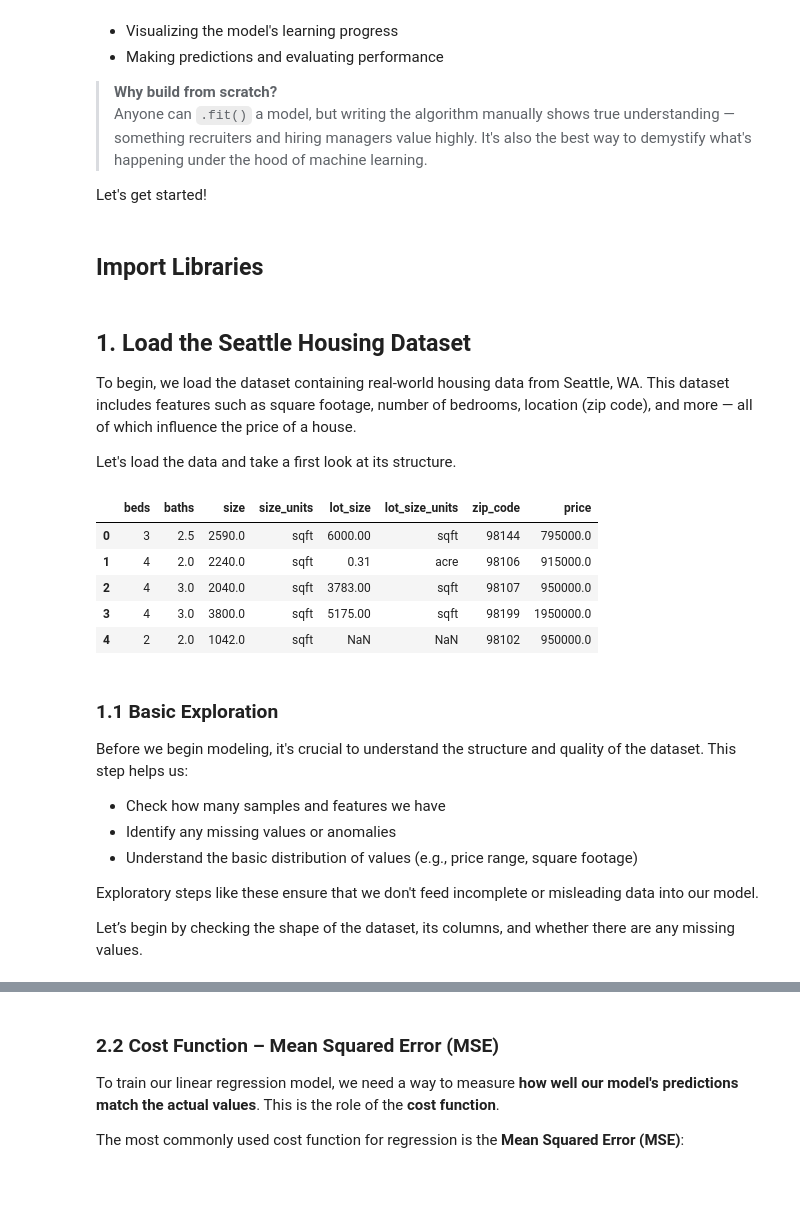
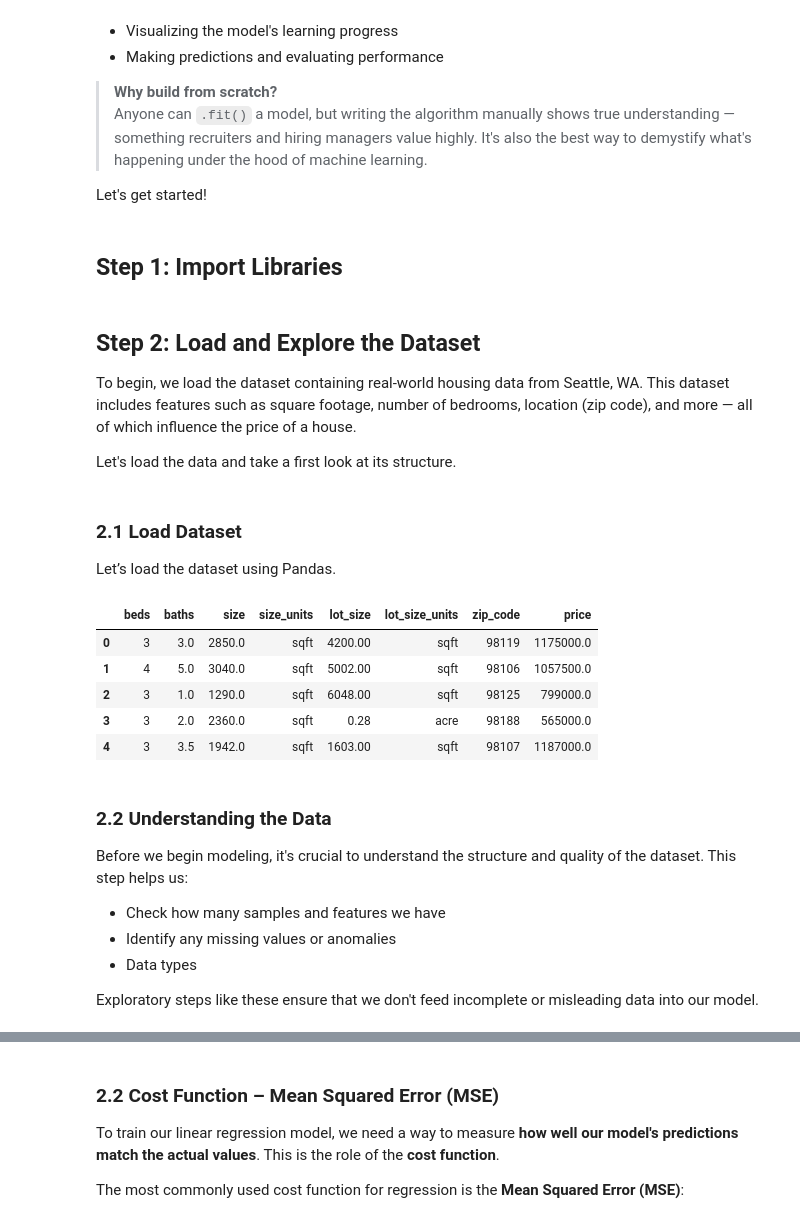
Before and after one commit to erickhangati/machine-learning-projects, a Jupyter notebook: linear-regression/house-price-prediction.ipynb, the cells around one changed output, grey strips where cells are left out. Saved outputs shown, nothing was run; the diff lists cells and outputs as text; code cells hidden in the pictures; blank space fills up the shorter version.

```diff
--- a/linear-regression/house-price-prediction.ipynb
+++ b/linear-regression/house-price-prediction.ipynb
@@ -17,5 +17,5 @@ This project will walk through:
 
 Let's get started!
 # %% [markdown]
-## Import Libraries
+## Step 1: Import Libraries
 # %%
@@ -26,32 +29,34 @@ import seaborn as sns
 # %% [markdown]
-## 1. Load the Seattle Housing Dataset
+## Step 2: Load and Explore the Dataset
 
 To begin, we load the dataset containing real-world housing data from Seattle, WA. This dataset includes features such as square footage, number of bedrooms, location (zip code), and more — all of which influence the price of a house.
 
 Let's load the data and take a first look at its structure.
+# %% [markdown]
+### 2.1 Load Dataset
+
+Let’s load the dataset using Pandas.
 # %%
-# Load the dataset in a Pandas Dataframe
-df = pd.read_csv('train.csv')
+# Loading the dataset from the csv file
+df = pd.read_csv('seattle-housing-data.csv')
 
 # Preview first few rows
 df.head()
 # %% [output]
 |  | beds | baths | size | size_units | lot_size | lot_size_units | zip_code | price |
-| 0 | 3 | 2.5 | 2590.0 | sqft | 6000.00 | sqft | 98144 | 795000.0 |
-| 1 | 4 | 2.0 | 2240.0 | sqft | 0.31 | acre | 98106 | 915000.0 |
-| 2 | 4 | 3.0 | 2040.0 | sqft | 3783.00 | sqft | 98107 | 950000.0 |
-| 3 | 4 | 3.0 | 3800.0 | sqft | 5175.00 | sqft | 98199 | 1950000.0 |
-| 4 | 2 | 2.0 | 1042.0 | sqft | NaN | NaN | 98102 | 950000.0 |
+| 0 | 3 | 3.0 | 2850.0 | sqft | 4200.00 | sqft | 98119 | 1175000.0 |
+| 1 | 4 | 5.0 | 3040.0 | sqft | 5002.00 | sqft | 98106 | 1057500.0 |
+| 2 | 3 | 1.0 | 1290.0 | sqft | 6048.00 | sqft | 98125 | 799000.0 |
+| 3 | 3 | 2.0 | 2360.0 | sqft | 0.28 | acre | 98188 | 565000.0 |
+| 4 | 3 | 3.5 | 1942.0 | sqft | 1603.00 | sqft | 98107 | 1187000.0 |
 # %% [markdown]
-### 1.1 Basic Exploration
+### 2.2 Understanding the Data
 
 Before we begin modeling, it's crucial to understand the structure and quality of the dataset. This step helps us:
 
 - Check how many samples and features we have
 - Identify any missing values or anomalies
-- Understand the basic distribution of values (e.g., price range, square footage)
+- Data types
 
 Exploratory steps like these ensure that we don't feed incomplete or misleading data into our model.
-
-Let’s begin by checking the shape of the dataset, its columns, and whether there are any missing values.
 # %%
```
Also changed, not shown: parts of 42 cells of this notebook.
